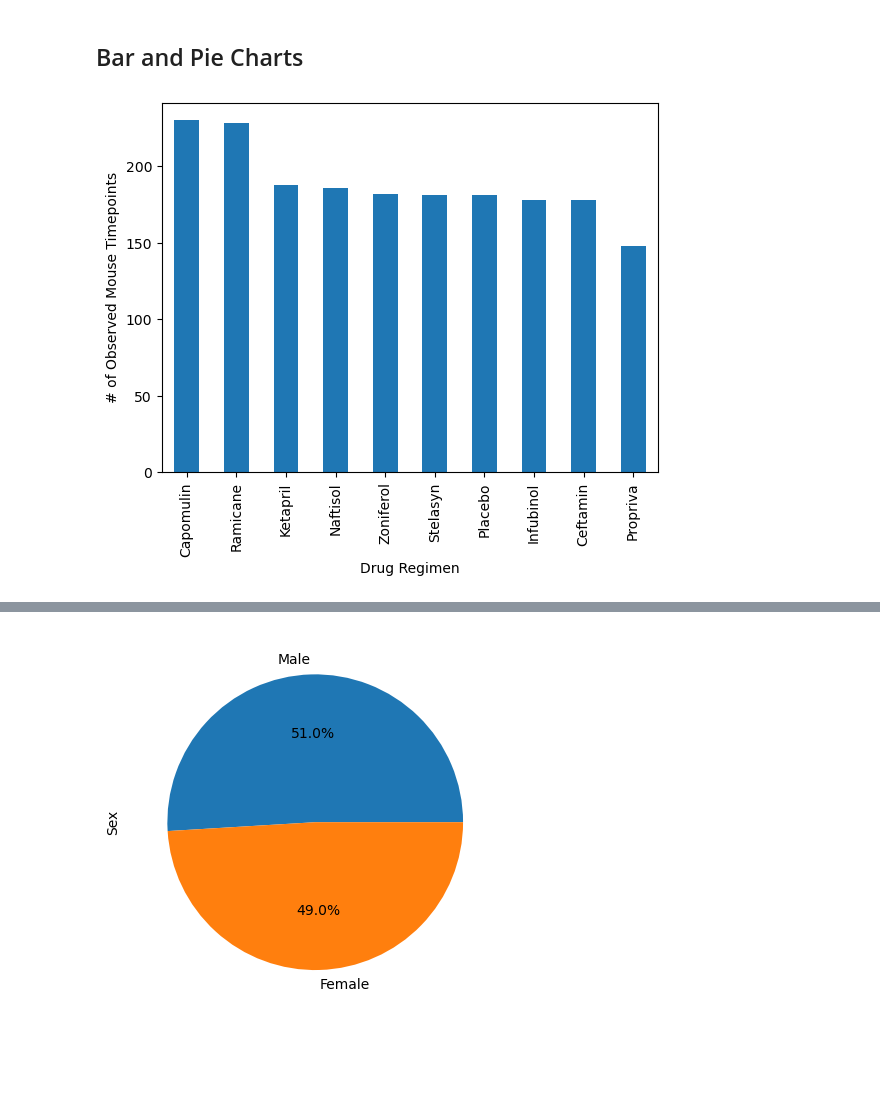
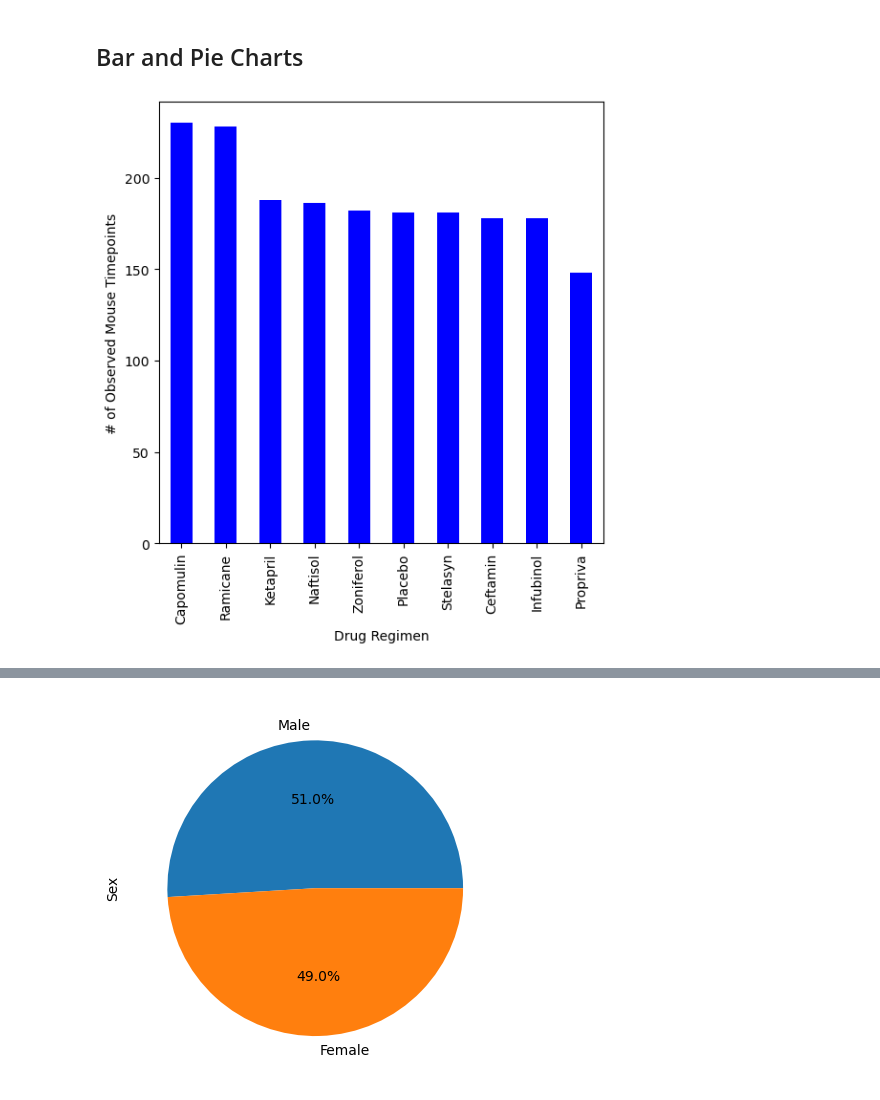
Before and after one commit to vasquezr8/matplotlib-challenge, a Jupyter notebook: Pymaceuticals/pymaceuticals_RV.ipynb, the cells around one changed output, grey strips where cells are left out. Saved outputs shown, nothing was run; the diff lists cells and outputs as text; code cells hidden in the pictures; blank space fills up the shorter version.

Commit message:
Bar charts done

```diff
--- a/Pymaceuticals/pymaceuticals_RV.ipynb
+++ b/Pymaceuticals/pymaceuticals_RV.ipynb
@@ -168,5 +169,16 @@ summary_table
 ## Bar and Pie Charts
 # %%
 # Generate a bar plot showing the total number of rows (Mouse ID/Timepoints) for each drug regimen using Pandas.
+drug_regimen_bar_chart = reduced_df.groupby("Drug Regimen")["Timepoint"].size()
+drug_regimen_bar_chart_sorted = drug_regimen_bar_chart.sort_values(ascending = False)
+drug_regimen_bar_chart_sorted
+
+figure1 = drug_regimen_bar_chart_sorted.plot(kind = "bar", facecolor = "blue", figsize=(6,6),
+                                                xlabel="Drug Regimen",
+                                                ylabel="# of Observed Mouse Timepoints")
+
+xticklabels = drug_regimen_bar_chart_sorted.index
+
+plt.show()
 # %% [output]
-[figure, old version]
+[figure, new version]
```
Also changed, not shown: parts of 3 cells of this notebook.
